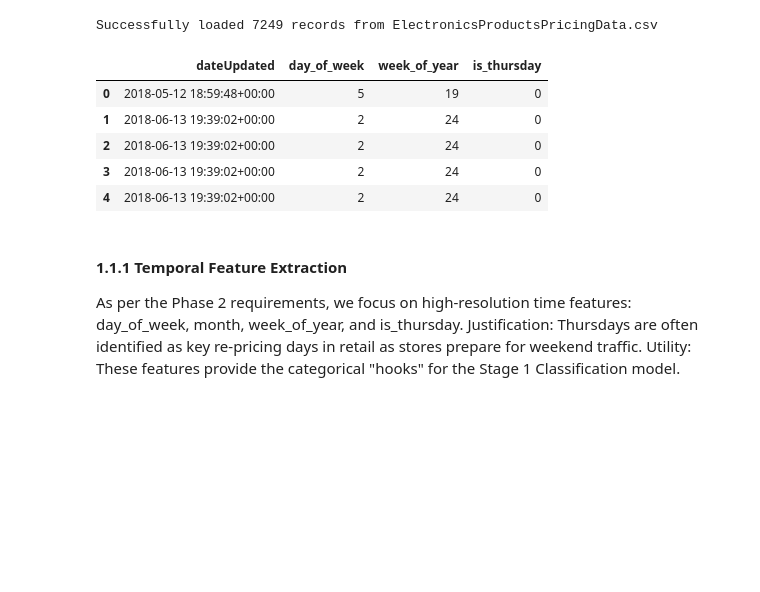
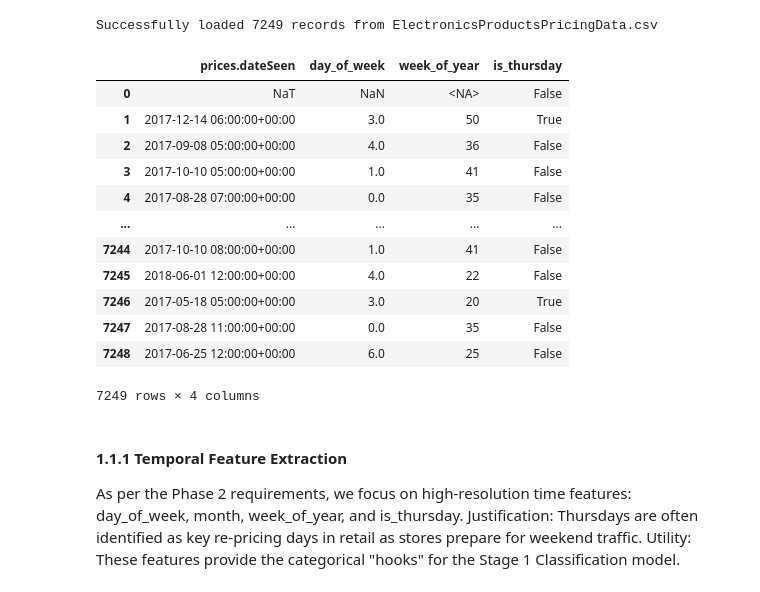
Before and after one commit to dealcatcher/jupyter-lab-models, a Jupyter notebook: arima.ipynb, the cells around one changed output. Cells and saved outputs as stored; diff of their text form; code cells hidden in the pictures; blank space fills up the shorter version.

Commit message:
dateSeen debug

```diff
--- a/arima.ipynb
+++ b/arima.ipynb
@@ -15,31 +15,37 @@ df = pd.read_csv('ElectronicsProductsPricingData.csv')
 # Converting dates immediately for feature engineering
 df['dateUpdated'] = pd.to_datetime(df['dateUpdated'])
 df['dateAdded'] = pd.to_datetime(df['dateAdded'])
+df['prices.dateSeen'] = pd.to_datetime(df['prices.dateSeen'], errors="coerce")
 
 print(f"Successfully loaded {len(df)} records from ElectronicsProductsPricingData.csv")
 # %% [output]
 Successfully loaded 7249 records from ElectronicsProductsPricingData.csv
 # %%
 
-from itertools import count
+# 2. Extract features
+df['day_of_week'] = df['prices.dateSeen'].dt.dayofweek
+df['month'] = df['prices.dateSeen'].dt.month
+df['week_of_year'] = df['prices.dateSeen'].dt.isocalendar().week
 
+# 3. Binary flag (Converted to 1/0 for the model)
+df['is_thursday'] = (df['day_of_week'] == 3)
 
-df['day_of_week'] = df['dateUpdated'].dt.dayofweek
-df['month'] = df['dateUpdated'].dt.month
-df['week_of_year'] = df['dateUpdated'].dt.isocalendar().week.astype(int)
-
-# Binary flag for Thursday updates
-df['is_thursday'] = (df['day_of_week'] == 3).astype(int)
-
-# Preview the engineered features
-df[['dateUpdated', 'day_of_week', 'week_of_year', 'is_thursday']].head()
+# Preview
+df[['prices.dateSeen', 'day_of_week', 'week_of_year', 'is_thursday']]
 # %% [output]
-|  | dateUpdated | day_of_week | week_of_year | is_thursday |
-| 0 | 2018-05-12 18:59:48+00:00 | 5 | 19 | 0 |
-| 1 | 2018-06-13 19:39:02+00:00 | 2 | 24 | 0 |
-| 2 | 2018-06-13 19:39:02+00:00 | 2 | 24 | 0 |
-| 3 | 2018-06-13 19:39:02+00:00 | 2 | 24 | 0 |
-| 4 | 2018-06-13 19:39:02+00:00 | 2 | 24 | 0 |
+|  | prices.dateSeen | day_of_week | week_of_year | is_thursday |
+| 0 | NaT | NaN | <NA> | False |
+| 1 | 2017-12-14 06:00:00+00:00 | 3.0 | 50 | True |
+| 2 | 2017-09-08 05:00:00+00:00 | 4.0 | 36 | False |
+| 3 | 2017-10-10 05:00:00+00:00 | 1.0 | 41 | False |
+| 4 | 2017-08-28 07:00:00+00:00 | 0.0 | 35 | False |
+| ... | ... | ... | ... | ... |
+| 7244 | 2017-10-10 08:00:00+00:00 | 1.0 | 41 | False |
+| 7245 | 2018-06-01 12:00:00+00:00 | 4.0 | 22 | False |
+| 7246 | 2017-05-18 05:00:00+00:00 | 3.0 | 20 | True |
+| 7247 | 2017-08-28 11:00:00+00:00 | 0.0 | 35 | False |
+| 7248 | 2017-06-25 12:00:00+00:00 | 6.0 | 25 | False |
+7249 rows × 4 columns
 # %% [markdown]
 #### 1.1.1 Temporal Feature Extraction
 As per the Phase 2 requirements, we focus on high-resolution time features: day_of_week, month, week_of_year, and is_thursday. Justification: Thursdays are often identified as key re-pricing days in retail as stores prepare for weekend traffic. Utility: These features provide the categorical "hooks" for the Stage 1 Classification model.
```
Also changed, not shown: parts of 1 cell of this notebook.
